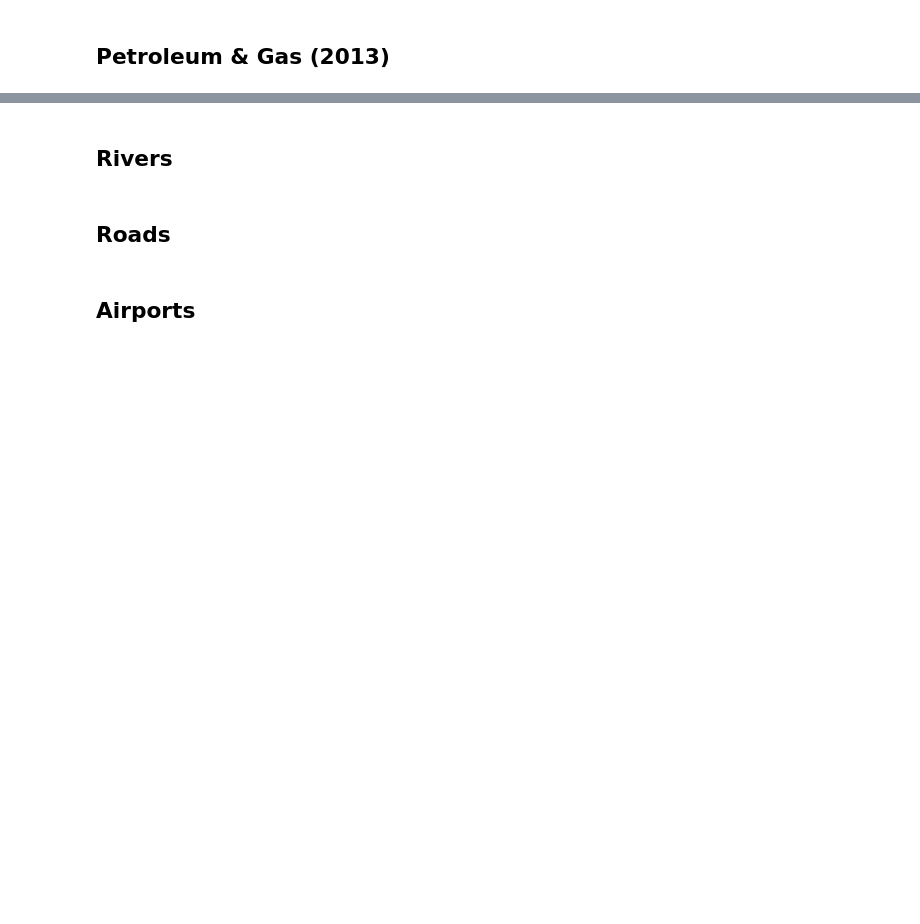
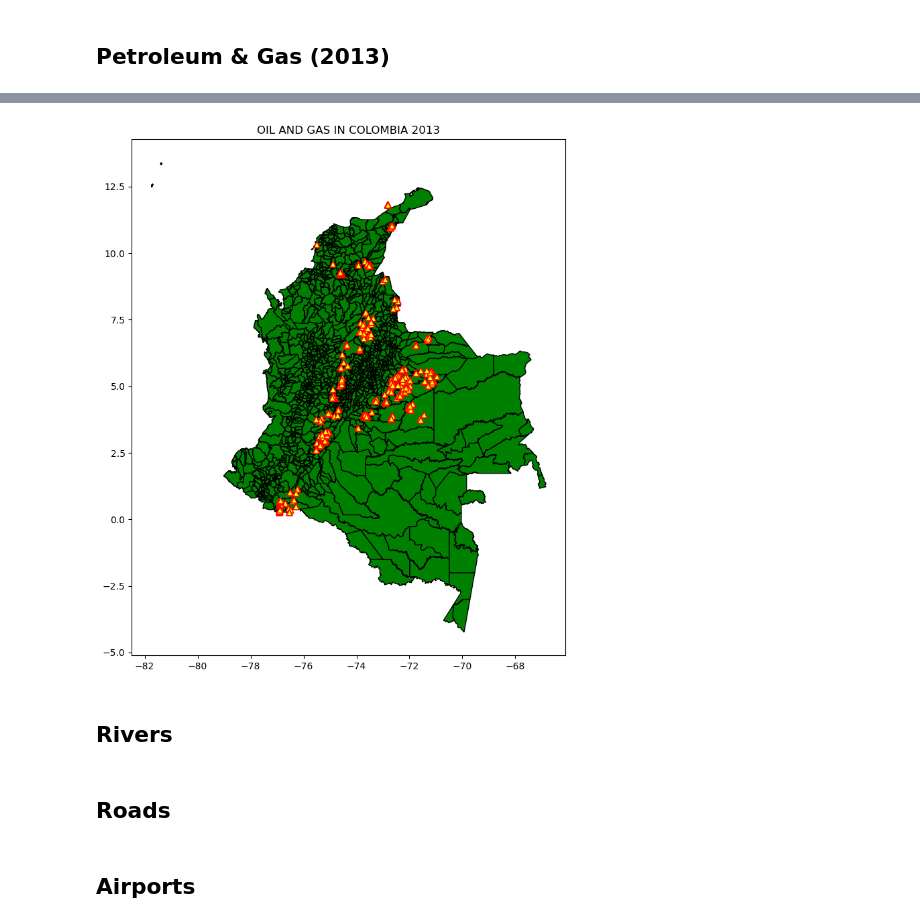
Before and after one commit to Jcavilarincon/03-geopark-vector-data, a Jupyter notebook: notebooks/geopark-vector-data-empty.ipynb, the cells around one changed output, grey strips where cells are left out. Drawn from its saved outputs; the diff is of its cells as text; code cells hidden in the pictures; blank space fills up the shorter version.

```diff
--- a/notebooks/geopark-vector-data-empty.ipynb
+++ b/notebooks/geopark-vector-data-empty.ipynb
@@ -78,3 +125,6 @@ dept_url = ("https://stacks.stanford.edu/file/druid:mj028ht5751/data.zip")
 oil_url = ("https://maps.princeton.edu/download/file/tufts-colombia-petroleumgasexplotation-sites-13-shapefile.zip")
 
 # Open the oil and gas data using geopandas
+
+oil = gpd.read_file(oil_url)
+oil
@@ -85,3 +167,19 @@ oil_url = ("https://maps.princeton.edu/download/file/tufts-colombia-petroleumgas
+# %%
+# Plot Oil and Gas (2013) Locations on the Colombia boundary using Matplotlib
+
+fig, ax = plt.subplots(figsize=(20,10))
+boundary_colombia.plot(ax=ax,
+                       edgecolor='black',
+                       color='green')
+oil.plot(ax=ax,
+         marker='^',
+         edgecolor='red',
+         color='yellow',
+         markersize=40)
+plt.title('OIL AND GAS IN COLOMBIA 2013')
+plt.show()
+# %% [output]
+[figure, added]
 # %% [markdown]
 ## **Rivers**
 # %%
```
Also changed, not shown: parts of 11 cells of this notebook.
